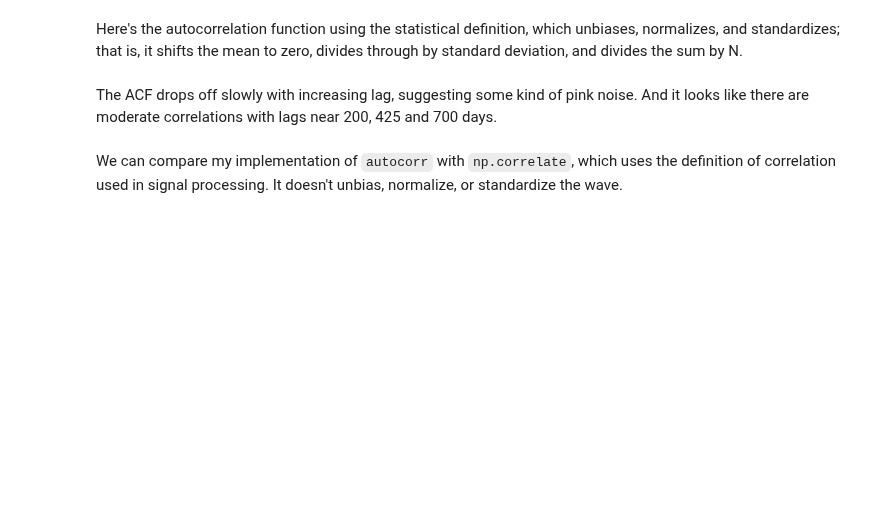
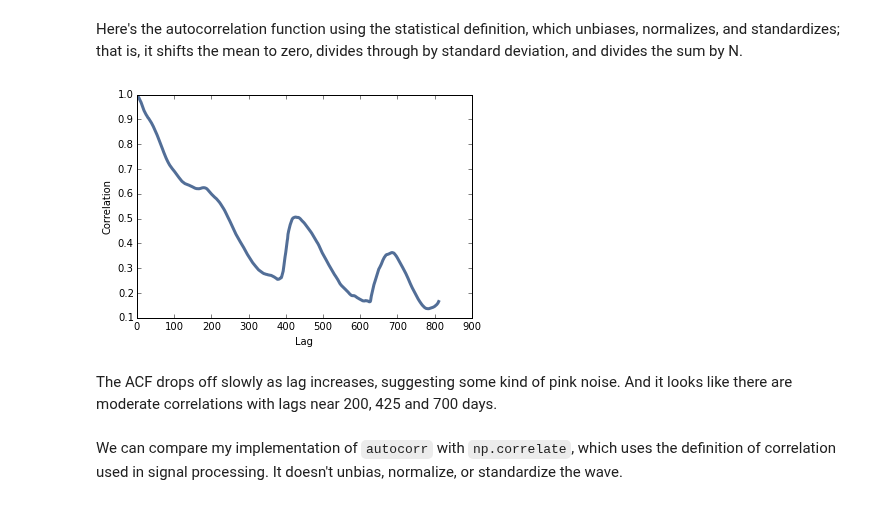
Before and after one commit to AllenDowney/ThinkDSP, a Jupyter notebook: code/chap05soln.ipynb, the cells around one changed output. Drawn from its saved outputs; the diff is of its cells as text; code cells hidden in the pictures; blank space fills up the shorter version.

```diff
--- a/code/chap05soln.ipynb
+++ b/code/chap05soln.ipynb
@@ -33,14 +40,14 @@ Here's the autocorrelation function using the statistical definition, which unbi
 # %%
 from autocorr import autocorr
 
 lags, corrs = autocorr(wave)
-
-thinkplot.preplot(5)
 thinkplot.plot(lags, corrs)
-thinkplot.config(xlabel='lag',
-                 ylabel='correlation')
+thinkplot.config(xlabel='Lag',
+                 ylabel='Correlation')
+# %% [output]
+[figure, added]
 # %% [markdown]
-The ACF drops off slowly with increasing lag, suggesting some kind of pink noise.  And it looks like there are moderate correlations with lags near 200, 425 and 700 days.
+The ACF drops off slowly as lag increases, suggesting some kind of pink noise.  And it looks like there are moderate correlations with lags near 200, 425 and 700 days.
 # %% [markdown]
 We can compare my implementation of `autocorr` with `np.correlate`, which uses the definition of correlation used in signal processing.  It doesn't unbias, normalize, or standardize the wave.
 # %%
```
Also changed, not shown: parts of 14 cells of this notebook.
